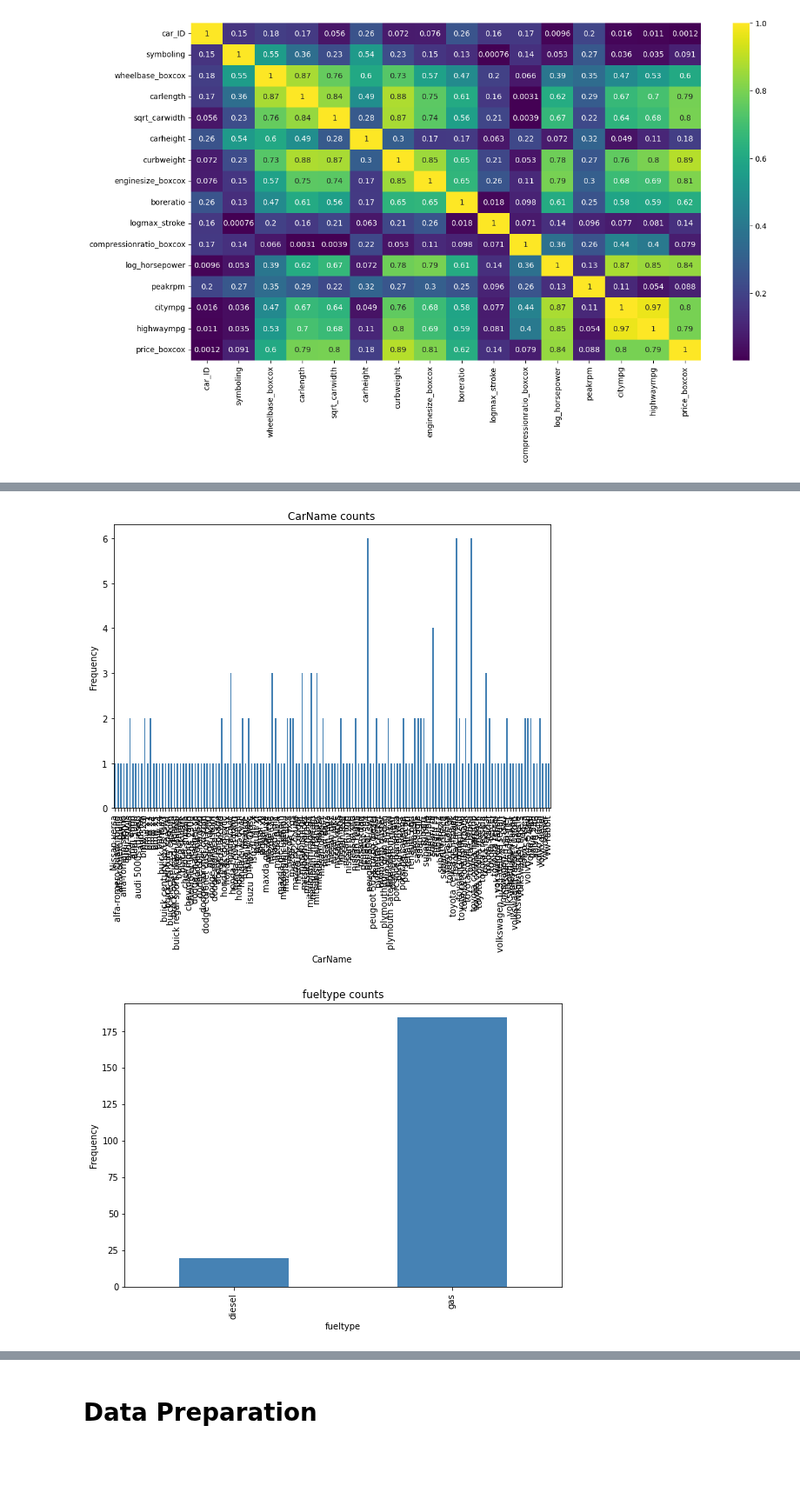
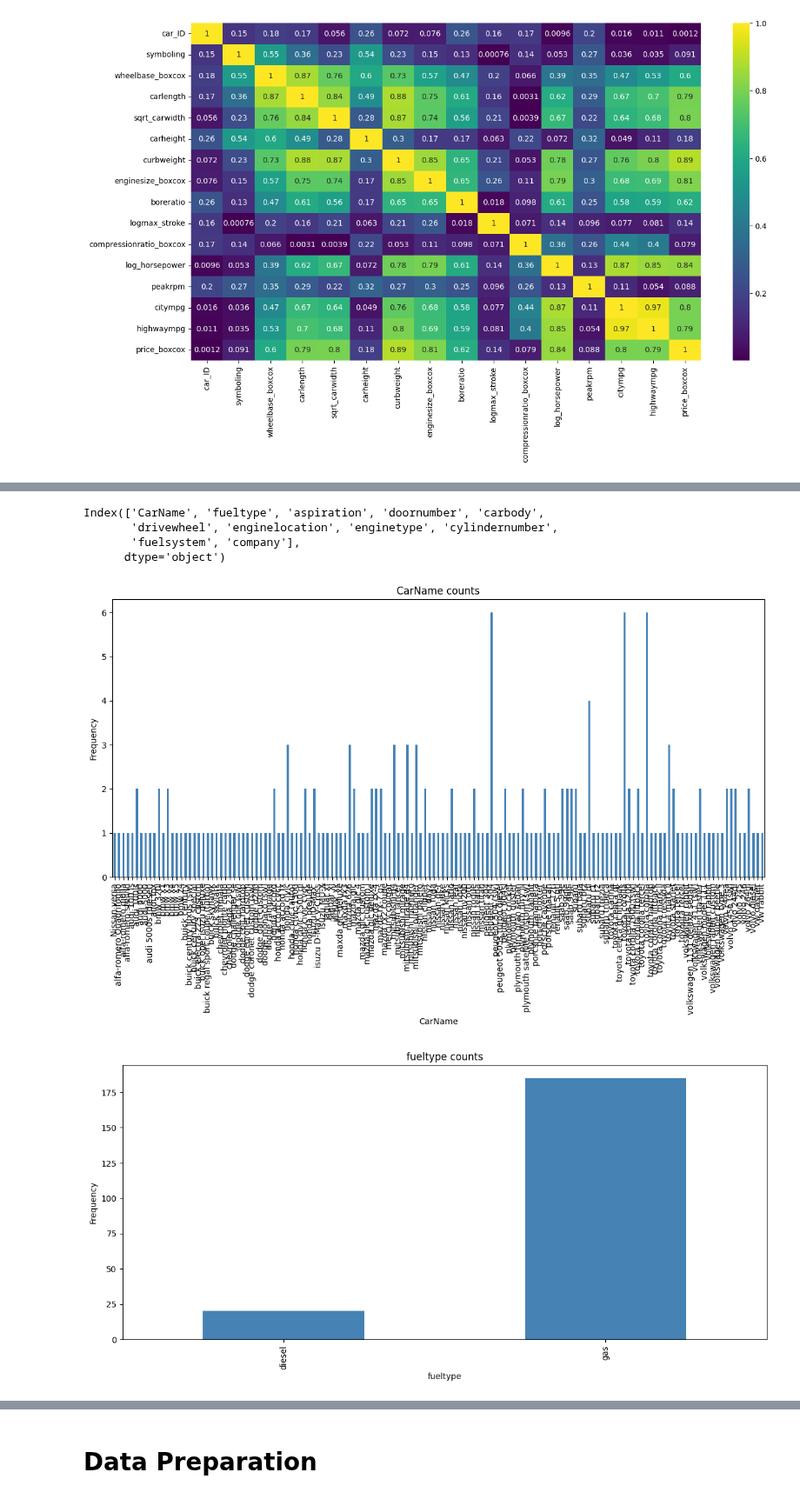
Before and after one commit to Bharatgaur/RawProjects, a Jupyter notebook: Cross_Validation_&_Hyperparameter_Tuning.ipynb, the cells around one changed output, grey strips where cells are left out. Shown at 87% size. Drawn from its saved outputs; the diff is of its cells as text; code cells hidden in the pictures; blank space fills up the shorter version.

```diff
--- a/Cross_Validation_&_Hyperparameter_Tuning.ipynb
+++ b/Cross_Validation_&_Hyperparameter_Tuning.ipynb
@@ -1801,8 +1801,4 @@ sns.heatmap(abs(correlation), annot=True, cmap='viridis')
 plt.show()
 # %% [output]
 [figure]
-# %%
-### removing multicollear
-dataset['mileage'] = 0.6*dataset['citympg'] + 0.4*dataset['highwaympg']
-dataset['car_area'] = dataset['carlength']*dataset['carwidth']
 # %%
@@ -1827,0 +1844,3 @@ numerical_features = ['enginesize','compressionratio','mileage']
+# %%
+# Drop them from the dataset
+dataset.drop(columns=['curbweight', 'citympg', 'highwaympg', 'wheelbase_boxcox'], inplace=True)
@@ -1872,17 +1902,23 @@ Name: company, dtype: int64
 # %%
 categorical_features = dataset.describe(include=['object','category']).columns
+categorical_features
+# %% [output]
+Index(['CarName', 'fueltype', 'aspiration', 'doornumber', 'carbody',
+       'drivewheel', 'enginelocation', 'enginetype', 'cylindernumber',
+       'fuelsystem', 'company'],
+      dtype='object')
 # %%
 # plot a bar plot for each categorical feature count
 
 for col in categorical_features:
     counts = dataset[col].value_counts().sort_index()
-    fig = plt.figure(figsize=(9, 6))
+    fig = plt.figure(figsize=(14, 6))
     ax = fig.gca()
     counts.plot.bar(ax = ax, color='steelblue')
     ax.set_title(col + ' counts')
     ax.set_xlabel(col)
     ax.set_ylabel("Frequency")
 plt.show()
 # %% [output]
-[figure, old version]
+[figure, new version]
-[figure, old version]
+[figure, new version]
```
Also changed, not shown: parts of 10 cells of this notebook.
